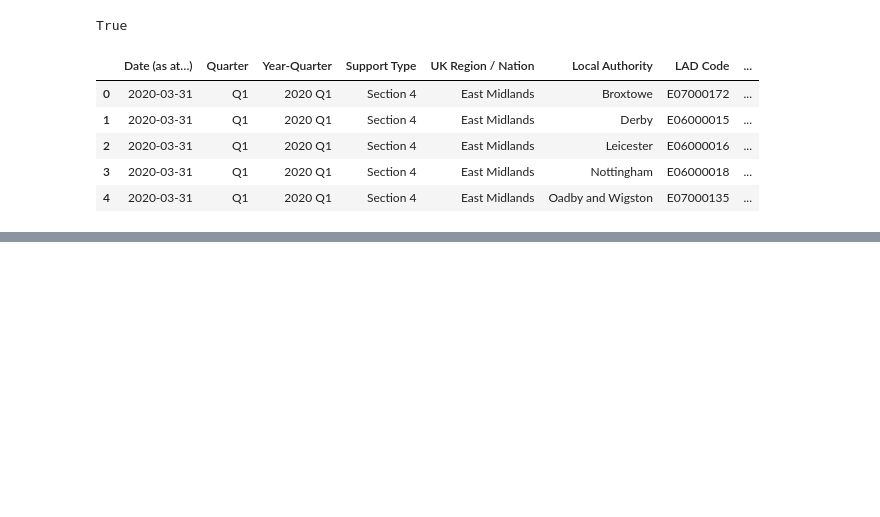
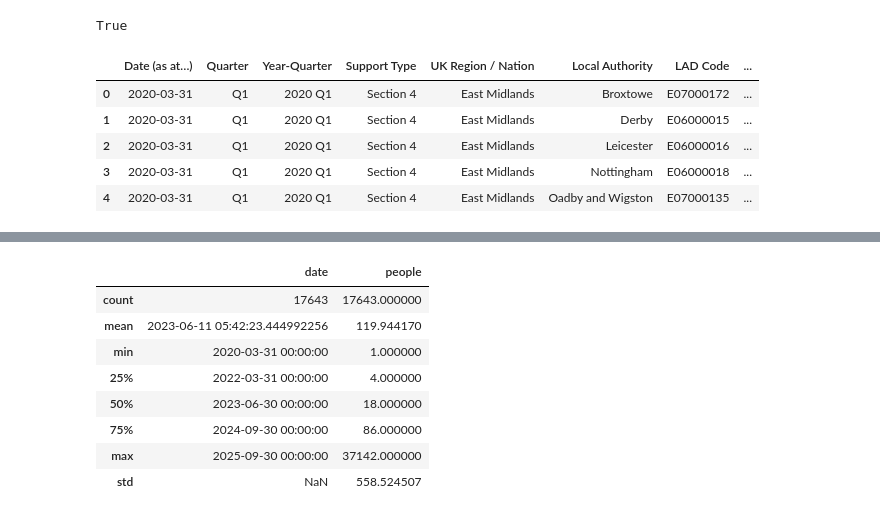
Before and after one commit to awenroberts/QM2-Project, a Jupyter notebook: asylum_seekers_receiving_support_data.ipynb, the cells around one changed output, grey strips where cells are left out. Cells and saved outputs as stored; diff of their text form; code cells hidden in the pictures; blank space fills up the shorter version.

```diff
--- a/asylum_seekers_receiving_support_data.ipynb
+++ b/asylum_seekers_receiving_support_data.ipynb
@@ -35,0 +143,12 @@ df.head()
+# %%
+df.describe()
+# %% [output]
+|  | date | people |
+| count | 17643 | 17643.000000 |
+| mean | 2023-06-11 05:42:23.444992256 | 119.944170 |
+| min | 2020-03-31 00:00:00 | 1.000000 |
+| 25% | 2022-03-31 00:00:00 | 4.000000 |
+| 50% | 2023-06-30 00:00:00 | 18.000000 |
+| 75% | 2024-09-30 00:00:00 | 86.000000 |
+| max | 2025-09-30 00:00:00 | 37142.000000 |
+| std | NaN | 558.524507 |
```
Also changed, not shown: parts of 12 cells of this notebook.
